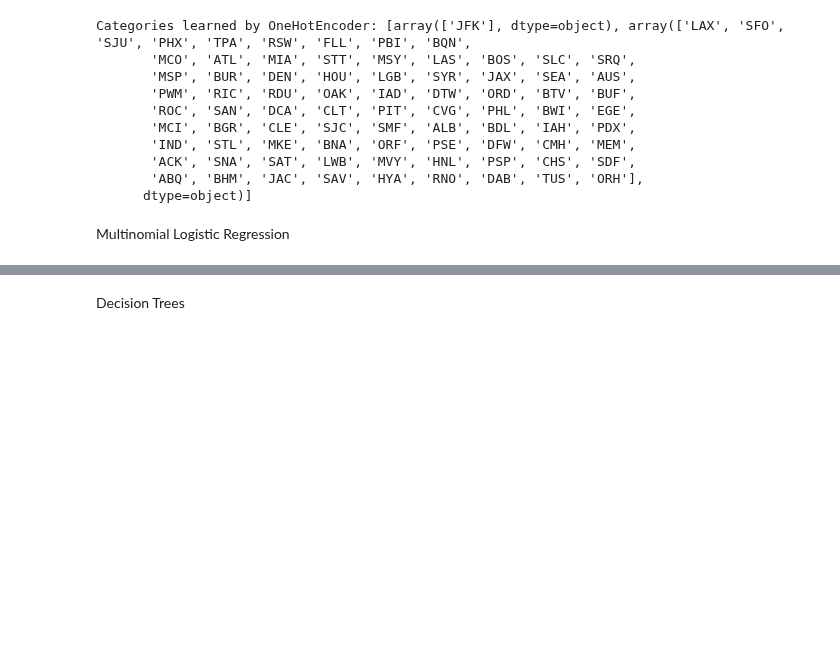
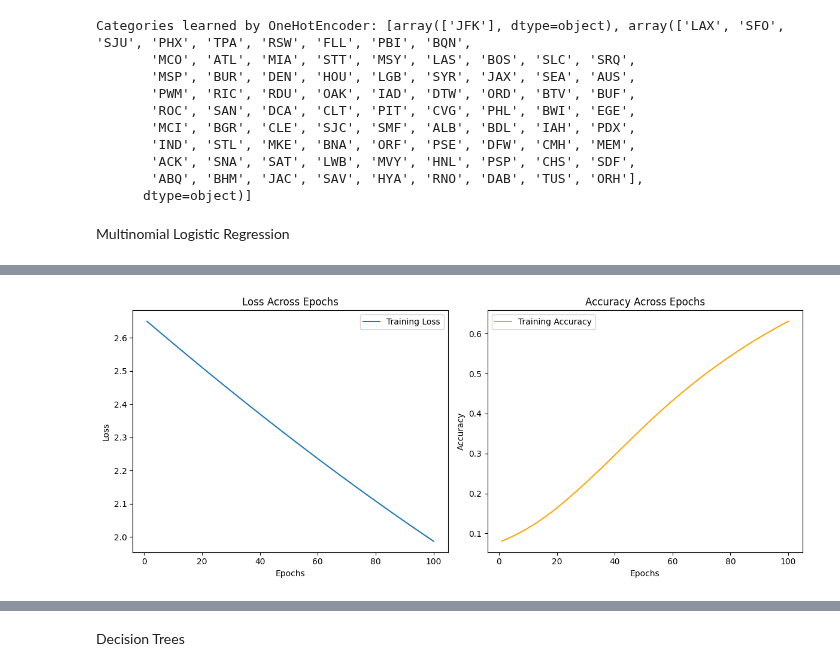
Before and after one commit to craigmiller24/MLP_Project, a Jupyter notebook: Baseline.ipynb, the cells around one changed output, grey strips where cells are left out. Cells and saved outputs as stored; diff of their text form; code cells hidden in the pictures; blank space fills up the shorter version.

Commit message:
decision tree and LR plots

```diff
--- a/Baseline.ipynb
+++ b/Baseline.ipynb
@@ -89,7 +89,11 @@ Categories learned by OneHotEncoder: [array(['JFK'], dtype=object), array(['LAX'
 # %% [markdown]
 Multinomial Logistic Regression
 # %%
-# Implement multinomial logistic regression
+import torch
+import torch.nn as nn
+import torch.optim as optim
+import matplotlib.pyplot as plt
+from sklearn.metrics import precision_score, recall_score, f1_score, accuracy_score
 
 # Define multinomial logistic regression model
 class MultinomialLogisticRegression(nn.Module):
@@ -108,23 +112,104 @@ model = MultinomialLogisticRegression(input_dim, output_dim)
 criterion = nn.CrossEntropyLoss()  # Includes softmax
 optimizer = optim.SGD(model.parameters(), lr=0.01)
 
+# Lists to store loss and accuracy for plotting
+train_loss_list = []
+train_accuracy_list = []
+
 # Training loop
 num_epochs = 100
 for epoch in range(num_epochs):
     model.train()  # Set model to training mode
     optimizer.zero_grad()
+
+    # Forward pass
     outputs = model(X_train)
     loss = criterion(outputs, Y_train)
+
+    # Backward pass and optimization
     loss.backward()
     optimizer.step()
 
-    if (epoch+1) % 10 == 0:
-        print(f'Epoch [{epoch+1}/{num_epochs}], Loss: {loss.item():.4f}')
+    # Calculate accuracy for this epoch
+    with torch.no_grad():
+        y_pred = torch.argmax(outputs, dim=1)
+        correct = (y_pred == Y_train).float()
+        accuracy = correct.mean()
 
-# Evaluate accuracy
+    # Store loss and accuracy
+    train_loss_list.append(loss.item())
+    train_accuracy_list.append(accuracy.item())
+
+    if (epoch + 1) % 10 == 0:
+        print(f'Epoch [{epoch + 1}/{num_epochs}], Loss: {loss.item():.4f}, Accuracy: {accuracy:.4f}')
+
+# Evaluate metrics after training
 model.eval()  # Set model to evaluation mode
+
+# Get predictions for both training and test sets
 with torch.no_grad():
-    y_pred = torch.argmax(model(X_test), dim=1)
-    accuracy = (y_pred == Y_test).float().mean()
-    print(f'Accuracy: {accuracy:.4f}')
+    # Training set predictions
+    y_pred_train = torch.argmax(model(X_train), dim=1)
+    # Test set predictions
+    y_pred_test = torch.argmax(model(X_test), dim=1)
+
+# Convert predictions and labels to numpy arrays for metric calculations
+y_train_np = Y_train.cpu().numpy()
+y_test_np = Y_test.cpu().numpy()
+y_pred_train_np = y_pred_train.cpu().numpy()
+y_pred_test_np = y_pred_test.cpu().numpy()
+
+# Calculate accuracy, precision, recall, f1-score for training and test sets
+# Training set metrics
+train_accuracy = accuracy_score(y_train_np, y_pred_train_np)
+train_precision = precision_score(y_train_np, y_pred_train_np, average='weighted')
+train_recall = recall_score(y_train_np, y_pred_train_np, average='weighted')
+train_f1 = f1_score(y_train_np, y_pred_train_np, average='weighted')
+
+# Test set metrics
+test_accuracy = accuracy_score(y_test_np, y_pred_test_np)
+test_precision = precision_score(y_test_np, y_pred_test_np, average='weighted')
+test_recall = recall_score(y_test_np, y_pred_test_np, average='weighted')
+test_f1 = f1_score(y_test_np, y_pred_test_np, average='weighted')
+
+# Print the metrics for both training and test sets
+print(f'\nTraining Set Metrics:')
+print(f'Accuracy: {train_accuracy:.4f}')
+print(f'Precision: {train_precision:.4f}')
+print(f'Recall: {train_recall:.4f}')
+print(f'F1-score: {train_f1:.4f}')
+
+print(f'\nTest Set Metrics:')
+print(f'Accuracy: {test_accuracy:.4f}')
+print(f'Precision: {test_precision:.4f}')
+print(f'Recall: {test_recall:.4f}')
+print(f'F1-score: {test_f1:.4f}')
+
+# Plotting Loss and Accuracy across epochs
+epochs = range(1, num_epochs + 1)
+
+plt.figure(figsize=(12, 5))
+
+# Plot Loss
+plt.subplot(1, 2, 1)
+plt.plot(epochs, train_loss_list, label='Training Loss')
+plt.xlabel('Epochs')
+plt.ylabel('Loss')
+plt.title('Loss Across Epochs')
+plt.legend()
+
+# Plot Accuracy
+plt.subplot(1, 2, 2)
+plt.plot(epochs, train_accuracy_list, label='Training Accuracy', color='orange')
+plt.xlabel('Epochs')
+plt.ylabel('Accuracy')
+plt.title('Accuracy Across Epochs')
+plt.legend()
+
+# Show the plots
+plt.tight_layout()
+plt.show()
+
+# Save the plot to a file
+plt.savefig('training_loss_accuracy_plot_MLR.png')
 # %% [output]
@@ -141,0 +233 @@ Accuracy: 0.6293
+[figure, added]
```
Also changed, not shown: parts of 4 cells of this notebook, 3 other files.
